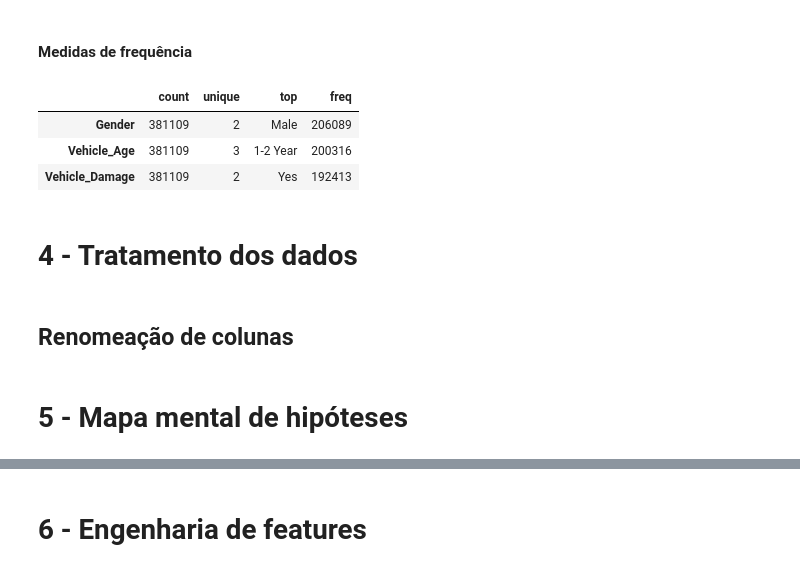
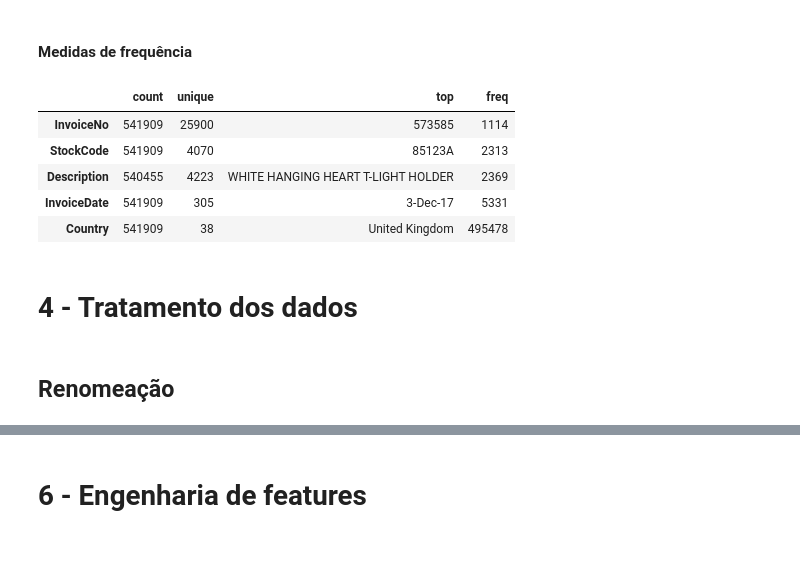
Before and after one commit to victorviena/ecommerce_loyalty_program, a Jupyter notebook: notebooks/1.0-vvs-importacao-dados.ipynb, the cells around one changed output, grey strips where cells are left out. Saved outputs shown, nothing was run; the diff lists cells and outputs as text; code cells hidden in the pictures.

```diff
--- a/notebooks/1.0-vvs-importacao-dados.ipynb
+++ b/notebooks/1.0-vvs-importacao-dados.ipynb
@@ -13,3 +23,5 @@ df_raw = pd.read_csv ("")
+# %%
+df_raw = pd.read_csv("C:\\Users\\victo\\repos\\comunidade_ds\\data_science_clusterizacao\\data\\raw\\raw.csv", encoding = 'unicode_escape')
 # %% [markdown]
 # 3 - Descrição dos dados
 # %%
@@ -134,18 +154,22 @@ Response                  3.298788
 dtype: float64
 # %% [markdown]
 ### Variáveis categóricas
+# %%
+variaveis_categoricas = ['object']
 # %% [markdown]
 #### Medidas de frequência
 # %%
-df1.select_dtypes(['object']).describe().T
+df1.select_dtypes(variaveis_categoricas).describe().T
 # %% [output]
 |  | count | unique | top | freq |
-| Gender | 381109 | 2 | Male | 206089 |
-| Vehicle_Age | 381109 | 3 | 1-2 Year | 200316 |
-| Vehicle_Damage | 381109 | 2 | Yes | 192413 |
+| InvoiceNo | 541909 | 25900 | 573585 | 1114 |
+| StockCode | 541909 | 4070 | 85123A | 2313 |
+| Description | 540455 | 4223 | WHITE HANGING HEART T-LIGHT HOLDER | 2369 |
+| InvoiceDate | 541909 | 305 | 3-Dec-17 | 5331 |
+| Country | 541909 | 38 | United Kingdom | 495478 |
 # %% [markdown]
 # 4 - Tratamento dos dados
 # %%
 df2 = df1.copy()
 # %% [markdown]
-## Renomeação de colunas
+## Renomeação
@@ -157,2 +175,0 @@ df2.columns = new_columns_name
-# %% [markdown]
-# 5 - Mapa mental de hipóteses
```
Also changed, not shown: parts of 232 cells of this notebook, 3 other files.
